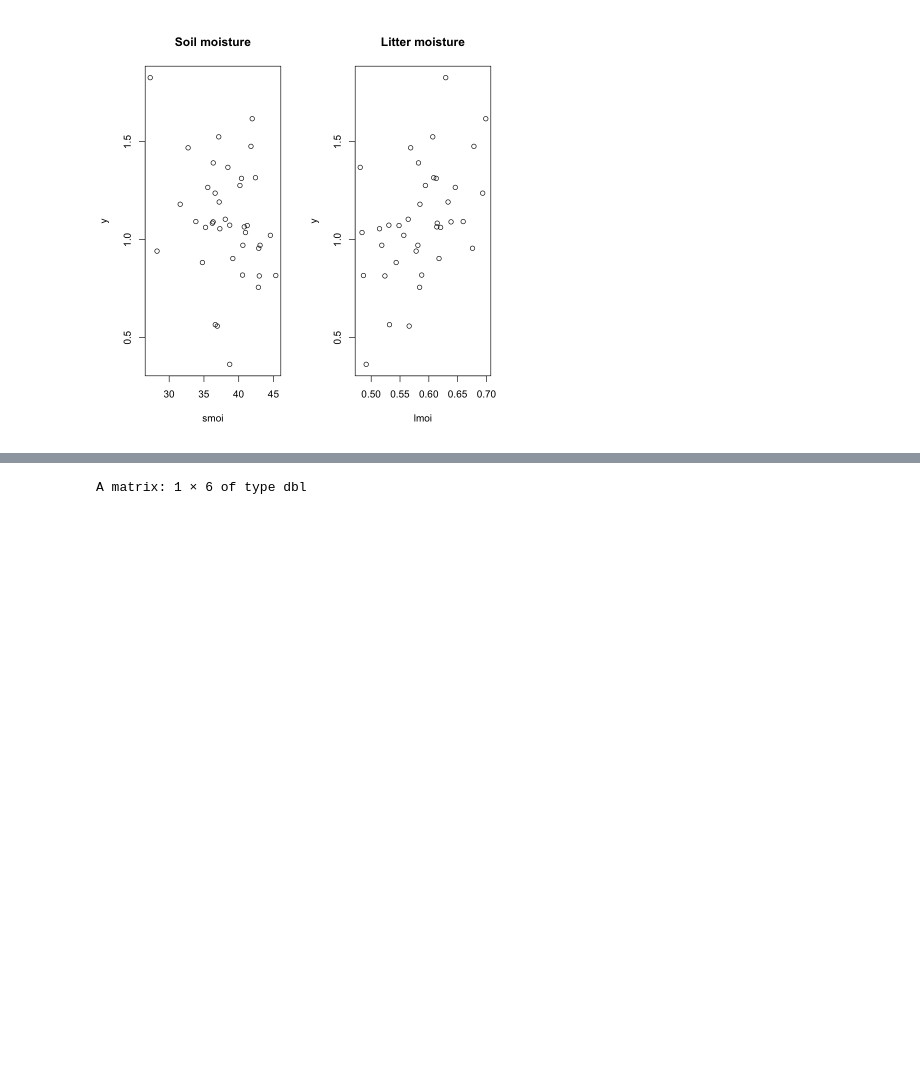
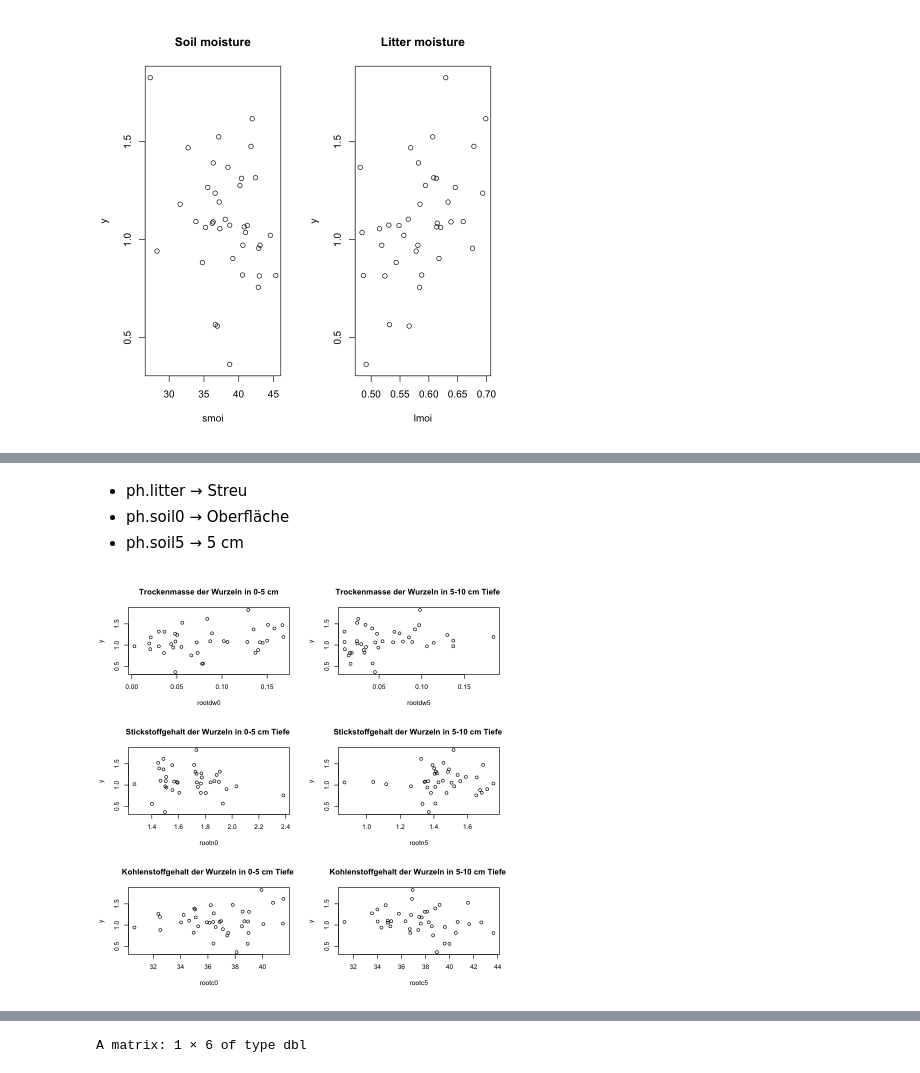
Before and after one commit to anshkhubchandani/statistik, a Jupyter notebook: projekt10.ipynb, the cells around one changed output, grey strips where cells are left out. Drawn from its saved outputs; the diff is of its cells as text; code cells hidden in the pictures; blank space fills up the shorter version.

```diff
--- a/projekt10.ipynb
+++ b/projekt10.ipynb
@@ -148,0 +190,18 @@ plot(y ~ lmoi, hainich.data, main="Litter moisture")
+# %% [markdown]
+- ph.litter → Streu
+- ph.soil0 → Oberfläche
+- ph.soil5 → 5 cm
+# %%
+# Würzeln
+par(mfrow=c(3,2))
+plot(y ~ rootdw0, hainich.data, main="Trockenmasse der Wurzeln in 0-5 cm")
+plot(y ~ rootdw5, hainich.data, main="Trockenmasse der Wurzeln in 5-10 cm Tiefe ")
+
+plot(y ~ rootn0, hainich.data, main="Stickstoffgehalt der Wurzeln in 0-5 cm Tiefe ")
+plot(y ~ rootn5, hainich.data, main="Stickstoffgehalt der Wurzeln in 5-10 cm Tiefe ")
+
+
+plot(y ~ rootc0, hainich.data, main="Kohlenstoffgehalt der Wurzeln in 0-5 cm Tiefe ")
+plot(y ~ rootc5, hainich.data, main="Kohlenstoffgehalt der Wurzeln in 5-10 cm Tiefe ")
+# %% [output]
+[figure, added]
```
Also changed, not shown: parts of 10 cells of this notebook.
